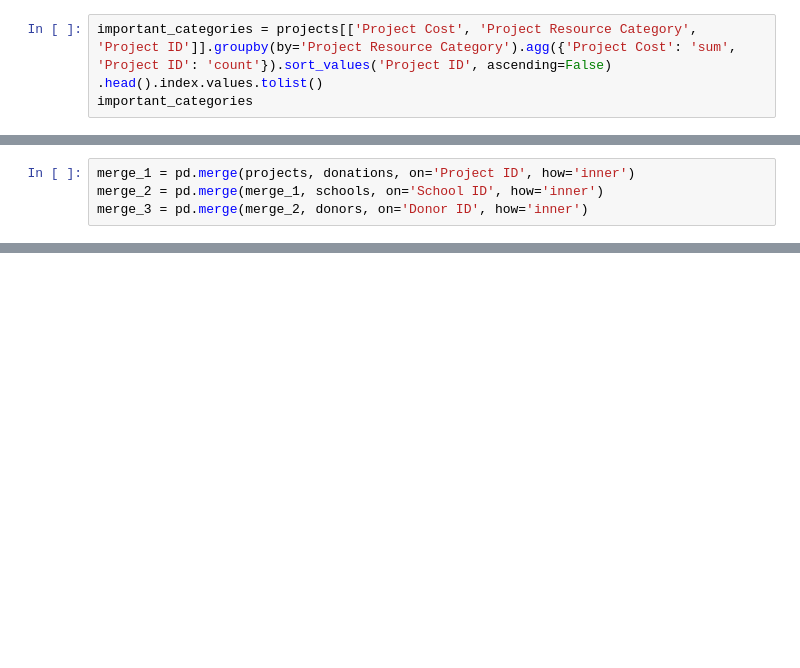
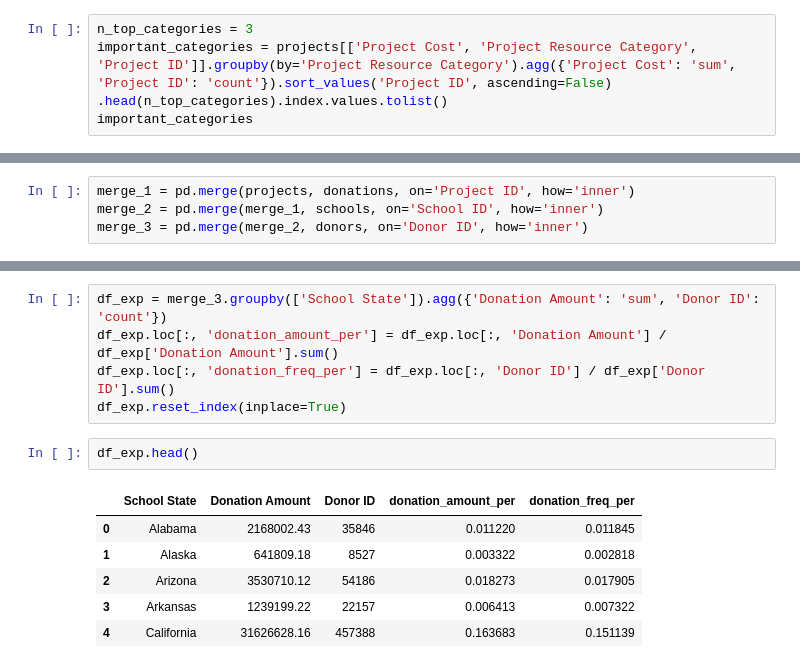
Before and after one commit to mitramir55/Recommender-systems, a Jupyter notebook: Preprocessing.ipynb, the cells around one changed output, grey strips where cells are left out. Drawn from its saved outputs; the diff is of its cells as text; blank space fills up the shorter version.

```diff
--- a/Preprocessing.ipynb
+++ b/Preprocessing.ipynb
@@ -101,6 +101,7 @@ fig = px.scatter(x = df_exp_3.index,
 fig.show()
 # love how books are both popular and cheap in comparison to others :)
 # %%
-important_categories = projects[['Project Cost', 'Project Resource Category', 'Project ID']].groupby(by='Project Resource Category').agg({'Project Cost': 'sum', 'Project ID': 'count'}).sort_values('Project ID', ascending=False) .head().index.values.tolist()
+n_top_categories = 3
+important_categories = projects[['Project Cost', 'Project Resource Category', 'Project ID']].groupby(by='Project Resource Category').agg({'Project Cost': 'sum', 'Project ID': 'count'}).sort_values('Project ID', ascending=False) .head(n_top_categories).index.values.tolist()
 important_categories
 # %% [output]
@@ -213,0 +221,14 @@ donations_projects = pd.merge(donations_0, projects_1, on='Project ID', how='inn
+# %%
+df_exp = merge_3.groupby(['School State']).agg({'Donation Amount': 'sum', 'Donor ID': 'count'})
+df_exp.loc[:, 'donation_amount_per'] = df_exp.loc[:, 'Donation Amount'] / df_exp['Donation Amount'].sum()
+df_exp.loc[:, 'donation_freq_per'] = df_exp.loc[:, 'Donor ID'] / df_exp['Donor ID'].sum()
+df_exp.reset_index(inplace=True)
+# %%
+df_exp.head()
+# %% [output]
+|  | School State | Donation Amount | Donor ID | donation_amount_per | donation_freq_per |
+| 0 | Alabama | 2168002.43 | 35846 | 0.011220 | 0.011845 |
+| 1 | Alaska | 641809.18 | 8527 | 0.003322 | 0.002818 |
+| 2 | Arizona | 3530710.12 | 54186 | 0.018273 | 0.017905 |
+| 3 | Arkansas | 1239199.22 | 22157 | 0.006413 | 0.007322 |
+| 4 | California | 31626628.16 | 457388 | 0.163683 | 0.151139 |
```
Also changed, not shown: parts of 20 cells of this notebook.
